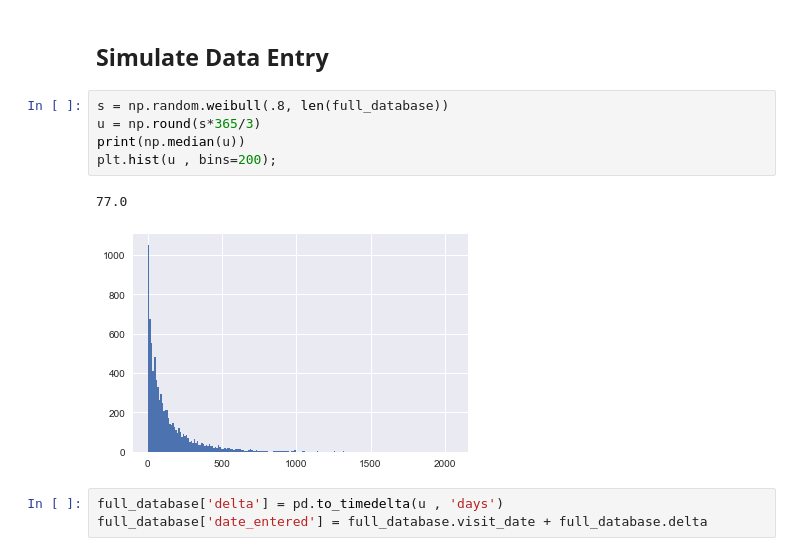
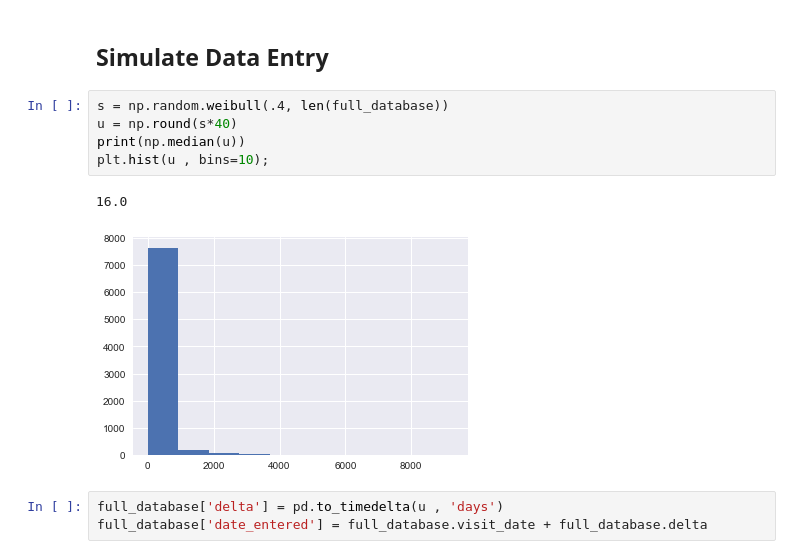
Before and after one commit to grlurton/hiv_retention_metrics, a Jupyter notebook: notebooks/Simple HIV Cohort Model.ipynb, the cells around one changed output. Drawn from its saved outputs; the diff is of its cells as text.

```diff
--- a/notebooks/Simple HIV Cohort Model.ipynb
+++ b/notebooks/Simple HIV Cohort Model.ipynb
@@ -140,13 +140,13 @@ full_database = components[0].current_database.copy()
 # %% [markdown]
 ## Simulate Data Entry
 # %%
-s = np.random.weibull(.8, len(full_database))
-u = np.round(s*365/3)
+s = np.random.weibull(.4, len(full_database))
+u = np.round(s*40)
 print(np.median(u))
-plt.hist(u , bins=200);
+plt.hist(u , bins=10);
 # %% [output]
-77.0
+16.0
-[figure, old version]
+[figure, new version]
 # %%
 full_database['delta'] = pd.to_timedelta(u , 'days')
 full_database['date_entered'] = full_database.visit_date + full_database.delta
```
Also changed, not shown: parts of 16 cells of this notebook.
